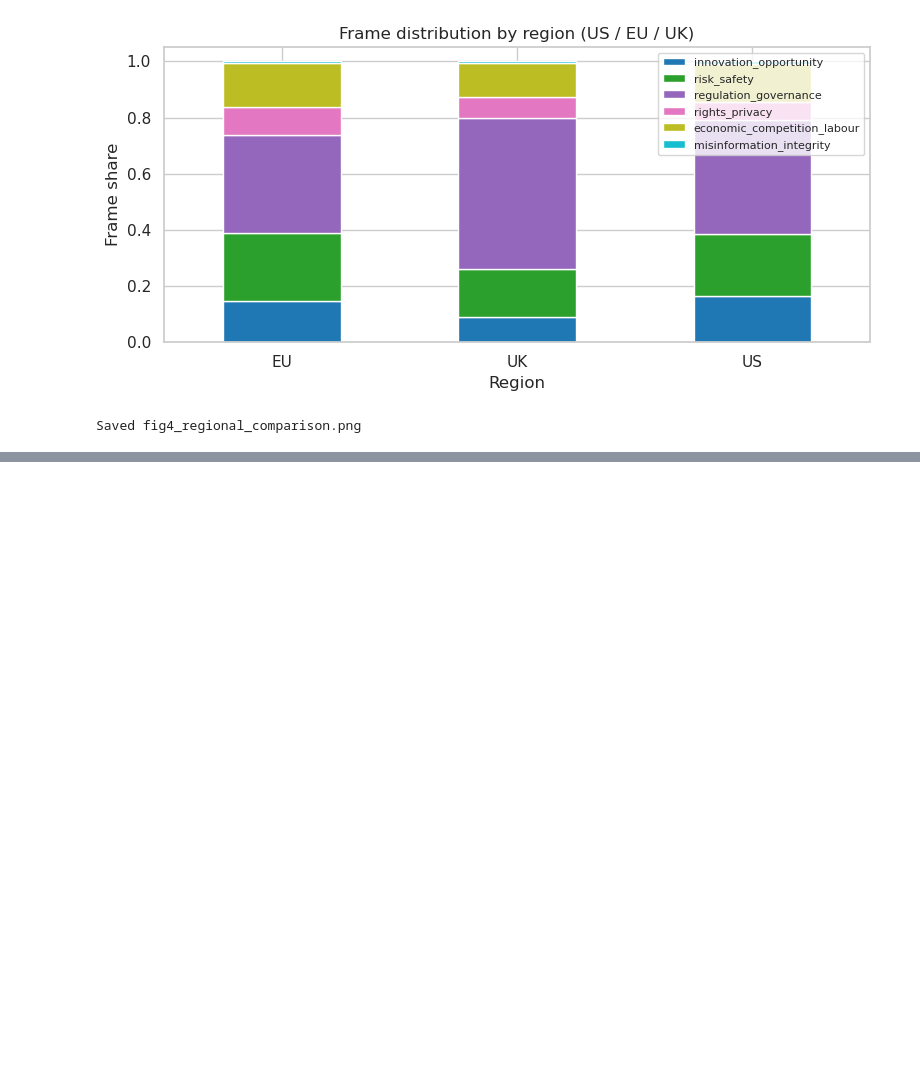
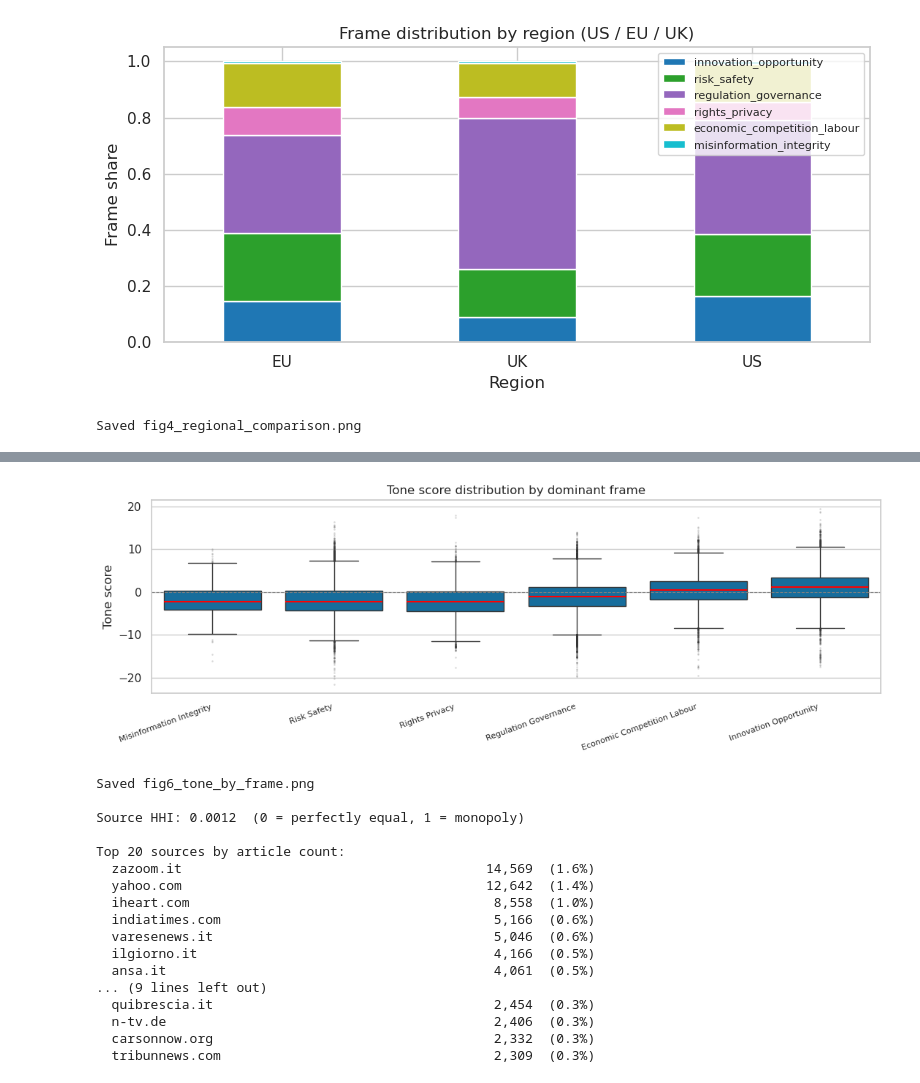
Before and after one commit to brewcoua/GenAI-GDELT, a Jupyter notebook: notebooks/03_analysis_plots.ipynb, the cells around one changed output, grey strips where cells are left out. Drawn from its saved outputs; the diff is of its cells as text; code cells hidden in the pictures; blank space fills up the shorter version.

```diff
--- a/notebooks/03_analysis_plots.ipynb
+++ b/notebooks/03_analysis_plots.ipynb
@@ -205,0 +335,63 @@ Saved fig4_regional_comparison.png
+# %%
+_RAW_PROCESSED = Path('../data/interim/gdelt_preprocessed.parquet')
+if not _RAW_PROCESSED.exists():
+    print('Preprocessed corpus not found — skipping tone by frame and source concentration.')
+else:
+    from src.analysis import source_concentration
+    try:
+        df_raw
+    except NameError:
+        df_raw = pd.read_parquet(_RAW_PROCESSED)
+
+    # --- Tone by dominant frame ---
+    df_tone = df_raw[df_raw['dominant_frame'].notna()].copy()
+    frame_order = (
+        df_tone.groupby('dominant_frame')['tone'].median()
+        .sort_values().index.tolist()
+    )
+    fig, ax = plt.subplots(figsize=(11, 4))
+    sns.boxplot(
+        data=df_tone, x='dominant_frame', y='tone', order=frame_order, ax=ax,
+        flierprops=dict(marker='.', markersize=1.5, alpha=0.2),
+        medianprops=dict(color='red', linewidth=1.5),
+    )
+    ax.axhline(0, color='grey', linestyle='--', linewidth=0.8)
+    ax.set_title('Tone score distribution by dominant frame')
+    ax.set_xlabel('')
+    ax.set_xticklabels(
+        [l.replace('_', ' ').title() for l in frame_order],
+        rotation=20, ha='right', fontsize=8,
+    )
+    ax.set_ylabel('Tone score')
+    plt.tight_layout()
+    plt.savefig(FIGURES / 'fig6_tone_by_frame.png', bbox_inches='tight')
+    plt.show()
+    print('Saved fig6_tone_by_frame.png')
+
+    # --- Source concentration ---
+    print()
+    top_sources, hhi = source_concentration(df_raw)
+    print(f'Source HHI: {hhi:.4f}  (0 = perfectly equal, 1 = monopoly)')
+    print(f'\nTop 20 sources by article count:')
+    for src, cnt in top_sources.items():
+        pct = cnt / len(df_raw) * 100
+        print(f'  {str(src):<45}  {cnt:>7,}  ({pct:.1f}%)')
+# %% [output]
+[figure, added]
+Saved fig6_tone_by_frame.png
+
+Source HHI: 0.0012  (0 = perfectly equal, 1 = monopoly)
+
+Top 20 sources by article count:
+  zazoom.it                                       14,569  (1.6%)
+  yahoo.com                                       12,642  (1.4%)
+  iheart.com                                       8,558  (1.0%)
+  indiatimes.com                                   5,166  (0.6%)
+  varesenews.it                                    5,046  (0.6%)
+  ilgiorno.it                                      4,166  (0.5%)
+  ansa.it                                          4,061  (0.5%)
+... (9 lines left out)
+  quibrescia.it                                    2,454  (0.3%)
+  n-tv.de                                          2,406  (0.3%)
+  carsonnow.org                                    2,332  (0.3%)
+  tribunnews.com                                   2,309  (0.3%)
```
Also changed, not shown: parts of 12 cells of this notebook, 8 other files.
